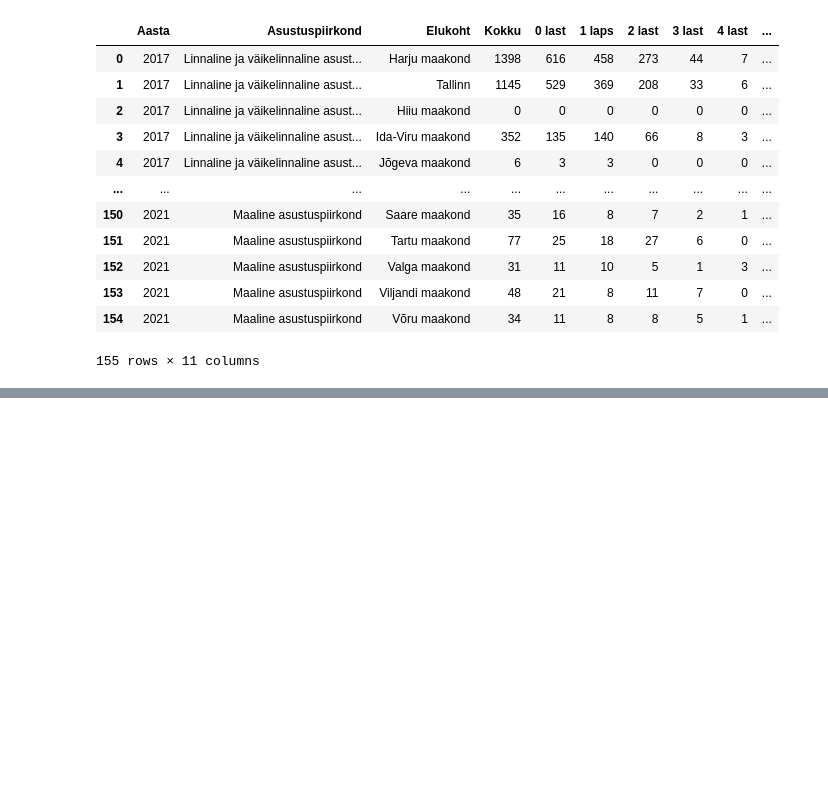
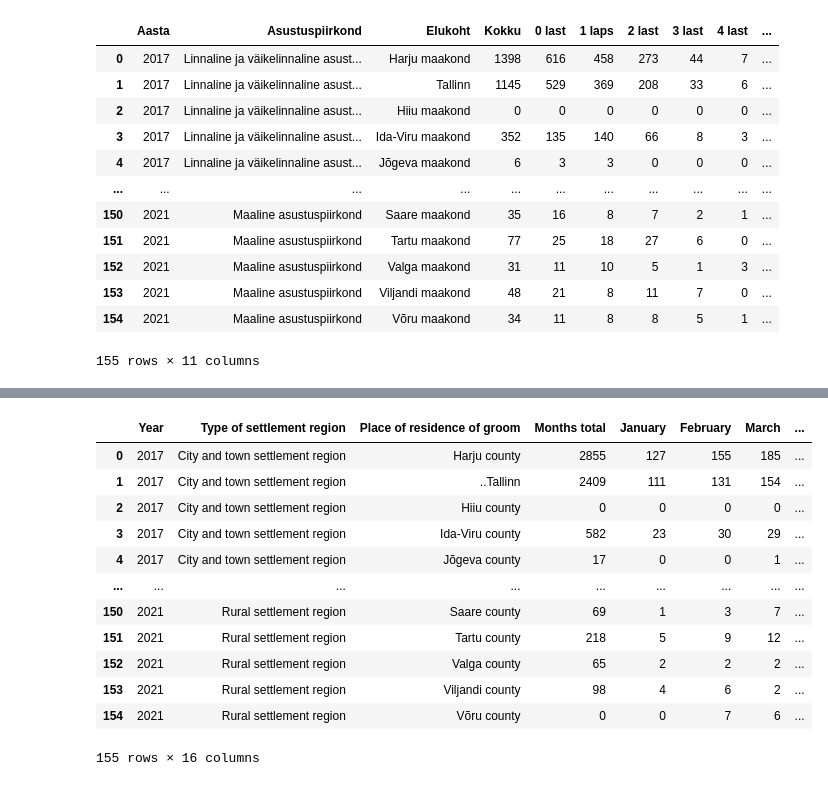
Before and after one commit to KarinRosen/Introduction-to-Data-Science-project, a Jupyter notebook: PROJECT.ipynb, the cells around one changed output, grey strips where cells are left out. Drawn from its saved outputs; the diff is of its cells as text; code cells hidden in the pictures; blank space fills up the shorter version.

```diff
--- a/PROJECT.ipynb
+++ b/PROJECT.ipynb
@@ -112,0 +134,16 @@ kuud_maakonnad_koos
+# %%
+abielud
+# %% [output]
+|  | Year | Type of settlement region | Place of residence of groom | Months total | January | February | March | ... |
+| 0 | 2017 | City and town settlement region | Harju county | 2855 | 127 | 155 | 185 | ... |
+| 1 | 2017 | City and town settlement region | ..Tallinn | 2409 | 111 | 131 | 154 | ... |
+| 2 | 2017 | City and town settlement region | Hiiu county | 0 | 0 | 0 | 0 | ... |
+| 3 | 2017 | City and town settlement region | Ida-Viru county | 582 | 23 | 30 | 29 | ... |
+| 4 | 2017 | City and town settlement region | Jõgeva county | 17 | 0 | 0 | 1 | ... |
+| ... | ... | ... | ... | ... | ... | ... | ... | ... |
+| 150 | 2021 | Rural settlement region | Saare county | 69 | 1 | 3 | 7 | ... |
+| 151 | 2021 | Rural settlement region | Tartu county | 218 | 5 | 9 | 12 | ... |
+| 152 | 2021 | Rural settlement region | Valga county | 65 | 2 | 2 | 2 | ... |
+| 153 | 2021 | Rural settlement region | Viljandi county | 98 | 4 | 6 | 2 | ... |
+| 154 | 2021 | Rural settlement region | Võru county | 0 | 0 | 7 | 6 | ... |
+155 rows × 16 columns
```
Also changed, not shown: parts of 3 cells of this notebook, 2 other files.
